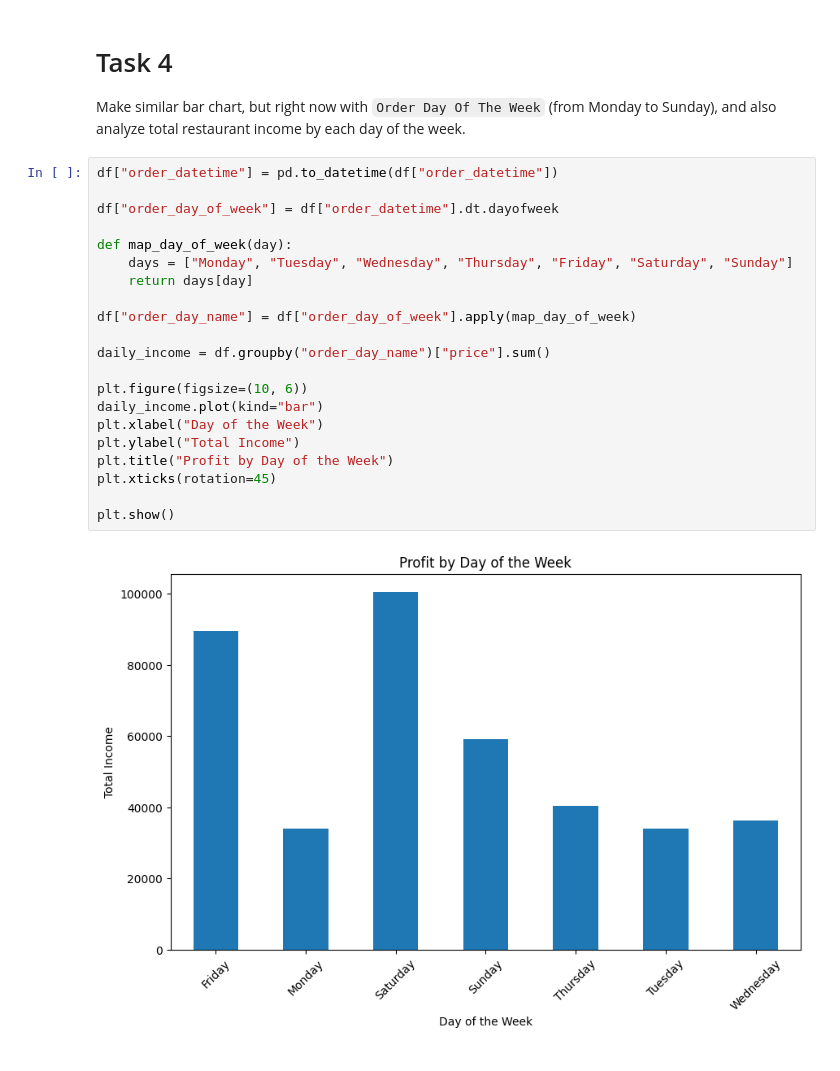
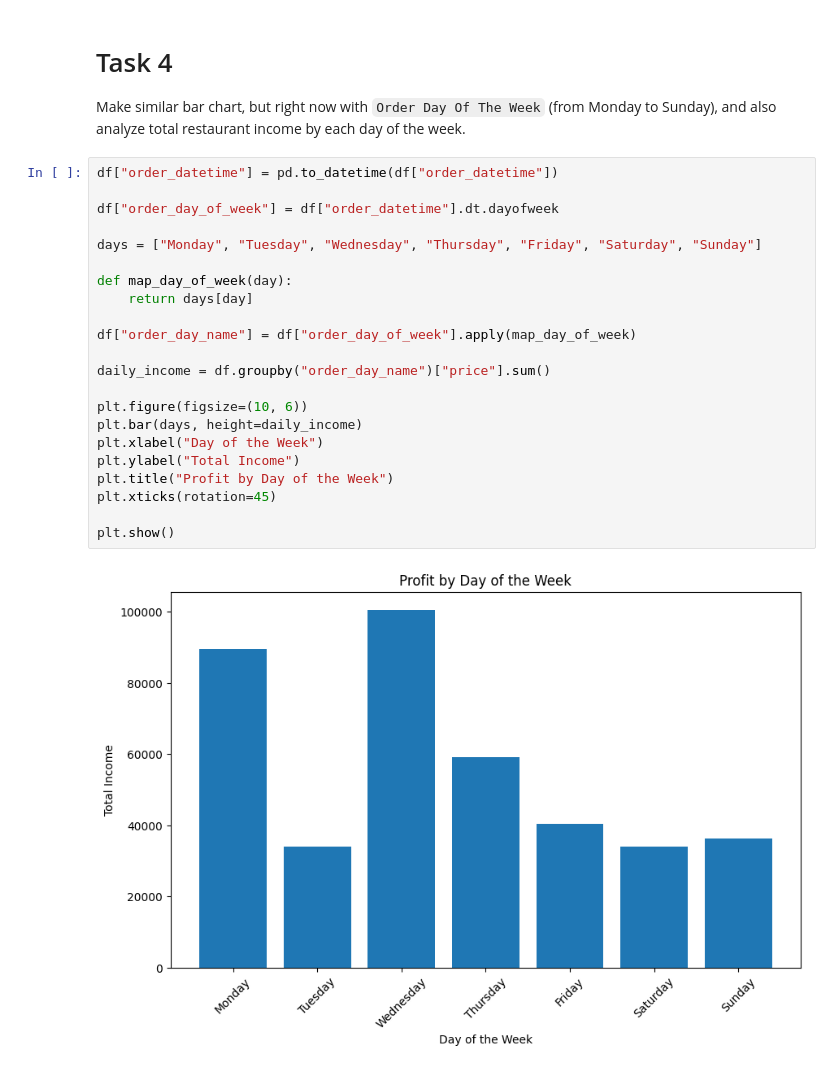
Before and after one commit to NataliiaKorzh/py-restaurant-data-analysis, a Jupyter notebook: app/main.ipynb, the cells around one changed output. Saved outputs shown, nothing was run; the diff lists cells and outputs as text.

Commit message:
fix histogram by weekday

```diff
--- a/app/main.ipynb
+++ b/app/main.ipynb
@@ -117,23 +117,24 @@ Make similar bar chart, but right now with `Order Day Of The Week` (from Monday
 # %%
 df["order_datetime"] = pd.to_datetime(df["order_datetime"])
 
 df["order_day_of_week"] = df["order_datetime"].dt.dayofweek
 
+days = ["Monday", "Tuesday", "Wednesday", "Thursday", "Friday", "Saturday", "Sunday"]
+
 def map_day_of_week(day):
-    days = ["Monday", "Tuesday", "Wednesday", "Thursday", "Friday", "Saturday", "Sunday"]
     return days[day]
 
 df["order_day_name"] = df["order_day_of_week"].apply(map_day_of_week)
 
 daily_income = df.groupby("order_day_name")["price"].sum()
 
 plt.figure(figsize=(10, 6))
-daily_income.plot(kind="bar")
+plt.bar(days, height=daily_income)
 plt.xlabel("Day of the Week")
 plt.ylabel("Total Income")
 plt.title("Profit by Day of the Week")
 plt.xticks(rotation=45)
 
 plt.show()
 # %% [output]
-[figure, old version]
+[figure, new version]
```
Also changed, not shown: parts of 1 cell of this notebook.
